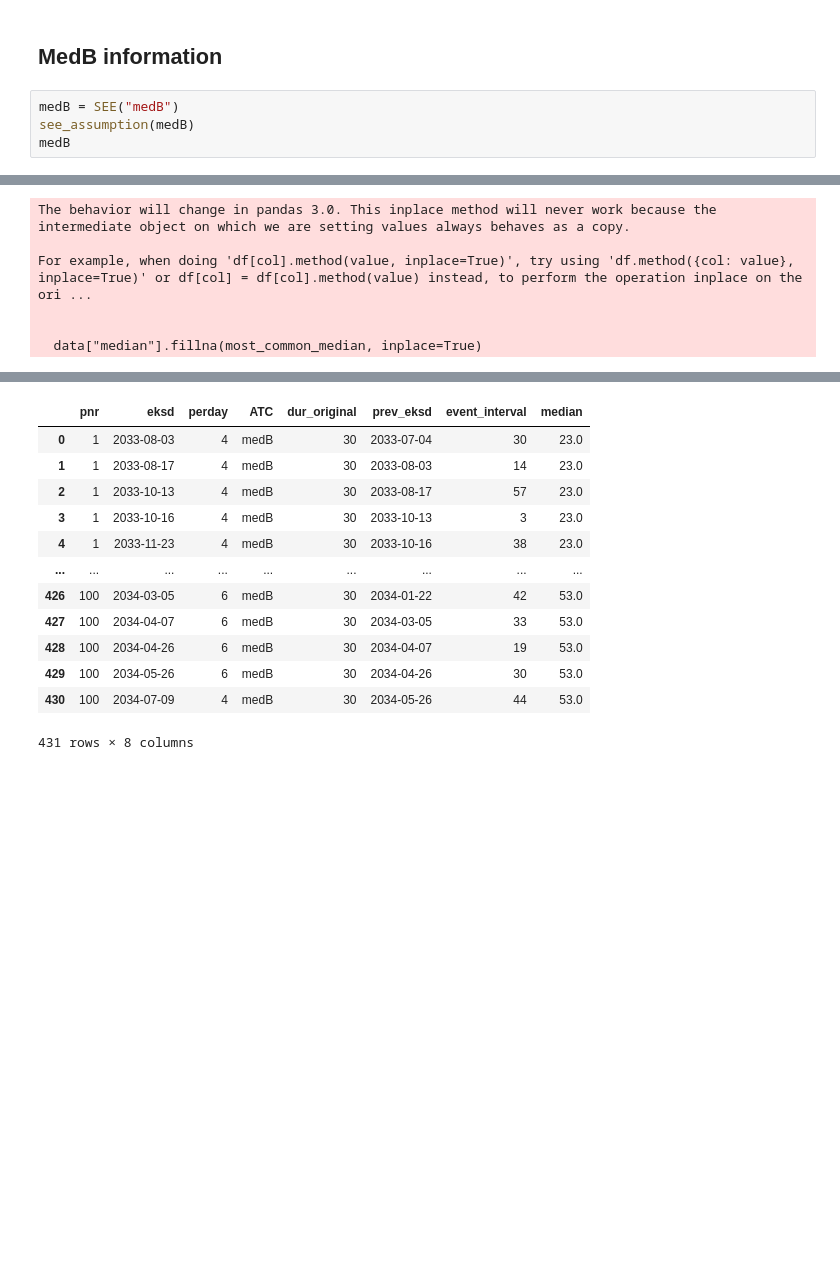
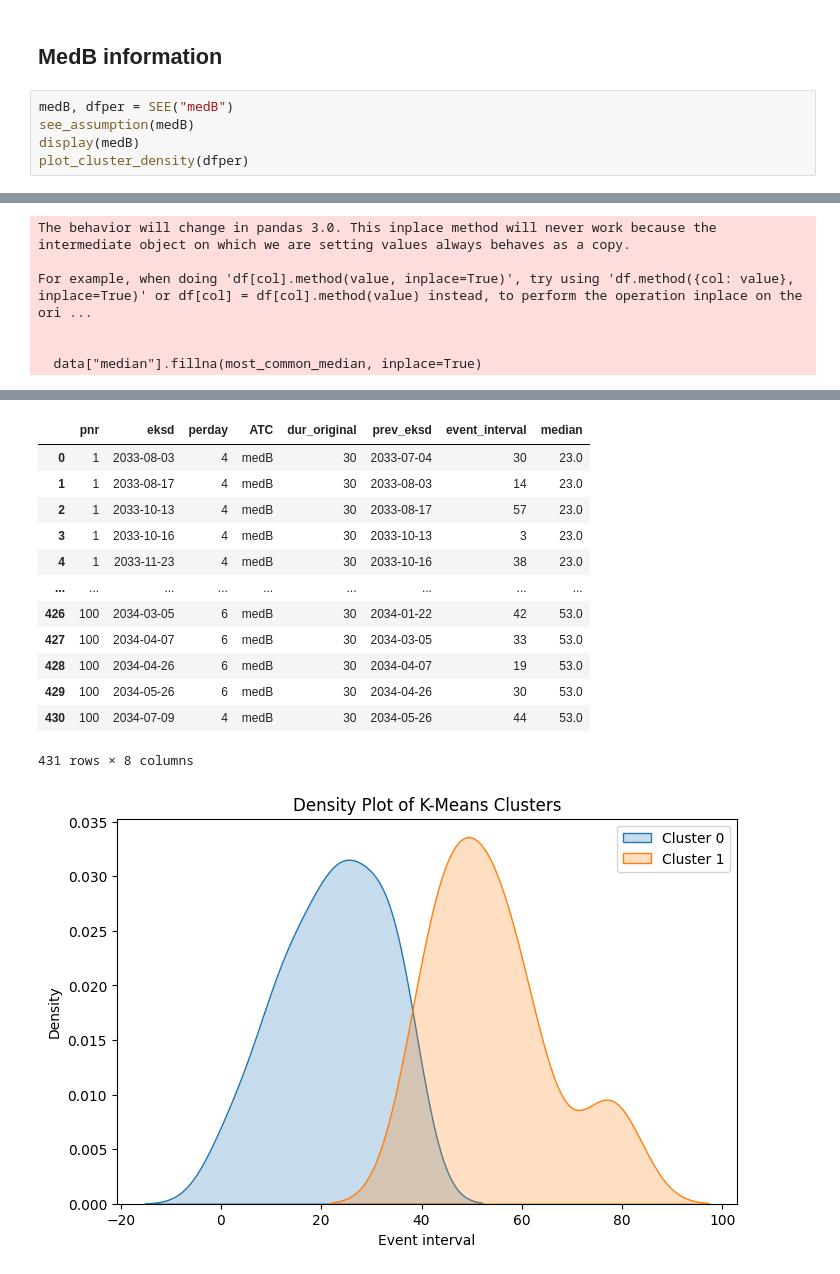
Before and after one commit to ian-sobs/sessa-empirical-estimator, a Jupyter notebook: see.ipynb, the cells around one changed output, grey strips where cells are left out. Cells and saved outputs as stored; diff of their text form; blank space fills up the shorter version.

```diff
--- a/see.ipynb
+++ b/see.ipynb
@@ -383,33 +397,35 @@ For example, when doing 'df[col].method(value, inplace=True)', try using 'df.met
 # %% [markdown]
 ## MedB information
 # %%
-medB = SEE("medB")
+medB, dfper = SEE("medB")
 see_assumption(medB)
-medB
+display(medB)
+plot_cluster_density(dfper)
 # %% [output]
 max_cluster:2
 Warning: Infinite or NaN values found in dfper['x']. Removing them.
 medB cluster stats:
 |  | cluster | min | max | median |
 | 0 | 0 | 0.0 | 37.0 | 23.0 |
 | 1 | 1 | 40.0 | 79.0 | 53.0 |
 The behavior will change in pandas 3.0. This inplace method will never work because the intermediate object on which we are setting values always behaves as a copy.
 
 For example, when doing 'df[col].method(value, inplace=True)', try using 'df.method({col: value}, inplace=True)' or df[col] = df[col].method(value) instead, to perform the operation inplace on the ori ...
 
 
   data["median"].fillna(most_common_median, inplace=True)
 [figure]
 |  | pnr | eksd | perday | ATC | dur_original | prev_eksd | event_interval | median |
 | 0 | 1 | 2033-08-03 | 4 | medB | 30 | 2033-07-04 | 30 | 23.0 |
 | 1 | 1 | 2033-08-17 | 4 | medB | 30 | 2033-08-03 | 14 | 23.0 |
 | 2 | 1 | 2033-10-13 | 4 | medB | 30 | 2033-08-17 | 57 | 23.0 |
 | 3 | 1 | 2033-10-16 | 4 | medB | 30 | 2033-10-13 | 3 | 23.0 |
 | 4 | 1 | 2033-11-23 | 4 | medB | 30 | 2033-10-16 | 38 | 23.0 |
 | ... | ... | ... | ... | ... | ... | ... | ... | ... |
 | 426 | 100 | 2034-03-05 | 6 | medB | 30 | 2034-01-22 | 42 | 53.0 |
 | 427 | 100 | 2034-04-07 | 6 | medB | 30 | 2034-03-05 | 33 | 53.0 |
 | 428 | 100 | 2034-04-26 | 6 | medB | 30 | 2034-04-07 | 19 | 53.0 |
 | 429 | 100 | 2034-05-26 | 6 | medB | 30 | 2034-04-26 | 30 | 53.0 |
 | 430 | 100 | 2034-07-09 | 4 | medB | 30 | 2034-05-26 | 44 | 53.0 |
 431 rows × 8 columns
+[figure, added]
```
Also changed, not shown: parts of 3 cells of this notebook.
